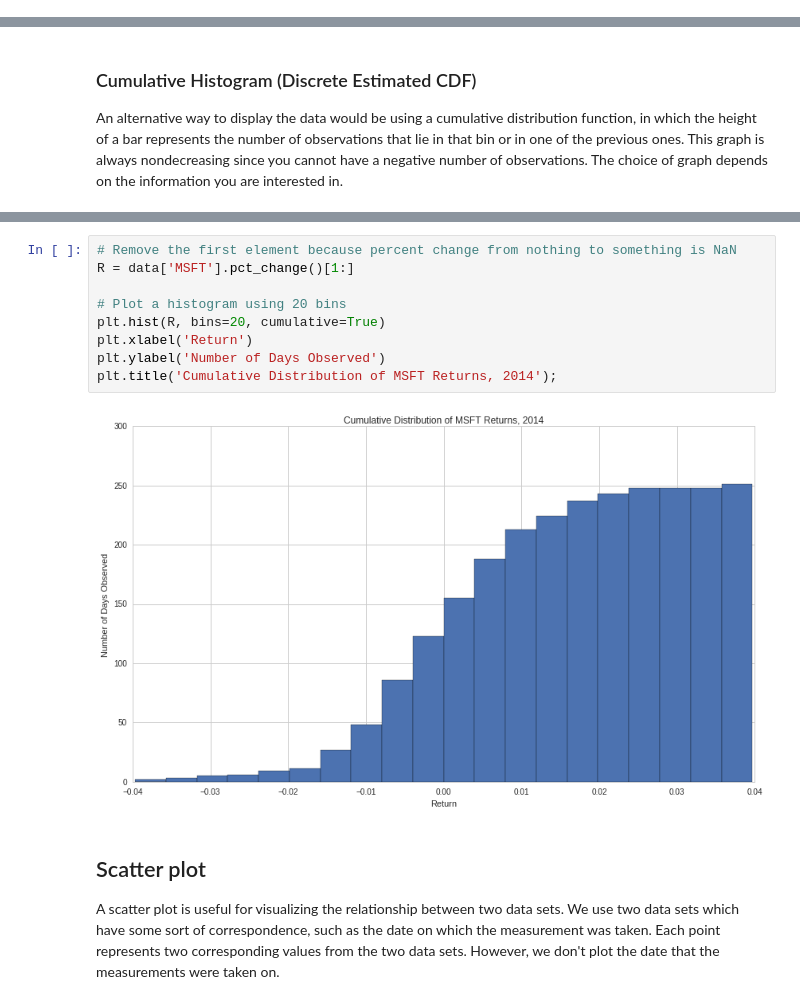
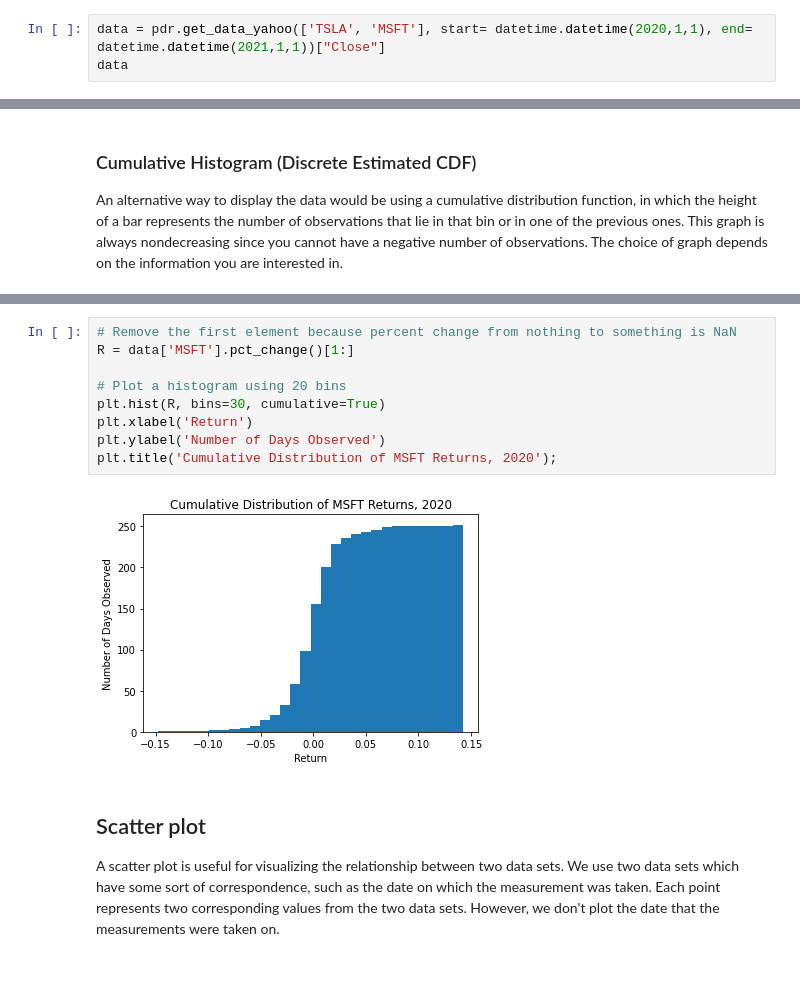
Before and after one commit to rsierraa/AlgorithmsUN2021I, a Jupyter notebook: Lab1/rsierraalecture5.ipynb, the cells around one changed output, grey strips where cells are left out. Drawn from its saved outputs; the diff is of its cells as text; blank space fills up the shorter version.

```diff
--- a/Lab1/rsierraalecture5.ipynb
+++ b/Lab1/rsierraalecture5.ipynb
@@ -50,0 +47,3 @@ data.head()
+# %%
+data = pdr.get_data_yahoo(['TSLA', 'MSFT'], start= datetime.datetime(2020,1,1), end= datetime.datetime(2021,1,1))["Close"]
+data
@@ -99,14 +176,14 @@ An alternative way to display the data would be using a cumulative distribution
 # %%
 # Remove the first element because percent change from nothing to something is NaN
 R = data['MSFT'].pct_change()[1:]
 
 # Plot a histogram using 20 bins
-plt.hist(R, bins=20, cumulative=True)
+plt.hist(R, bins=30, cumulative=True)
 plt.xlabel('Return')
 plt.ylabel('Number of Days Observed')
-plt.title('Cumulative Distribution of MSFT Returns, 2014');
+plt.title('Cumulative Distribution of MSFT Returns, 2020');
 # %% [output]
-[figure, old version]
+[figure, new version]
 # %% [markdown]
 ## Scatter plot
 
```
Also changed, not shown: parts of 19 cells of this notebook, 3 other files.
